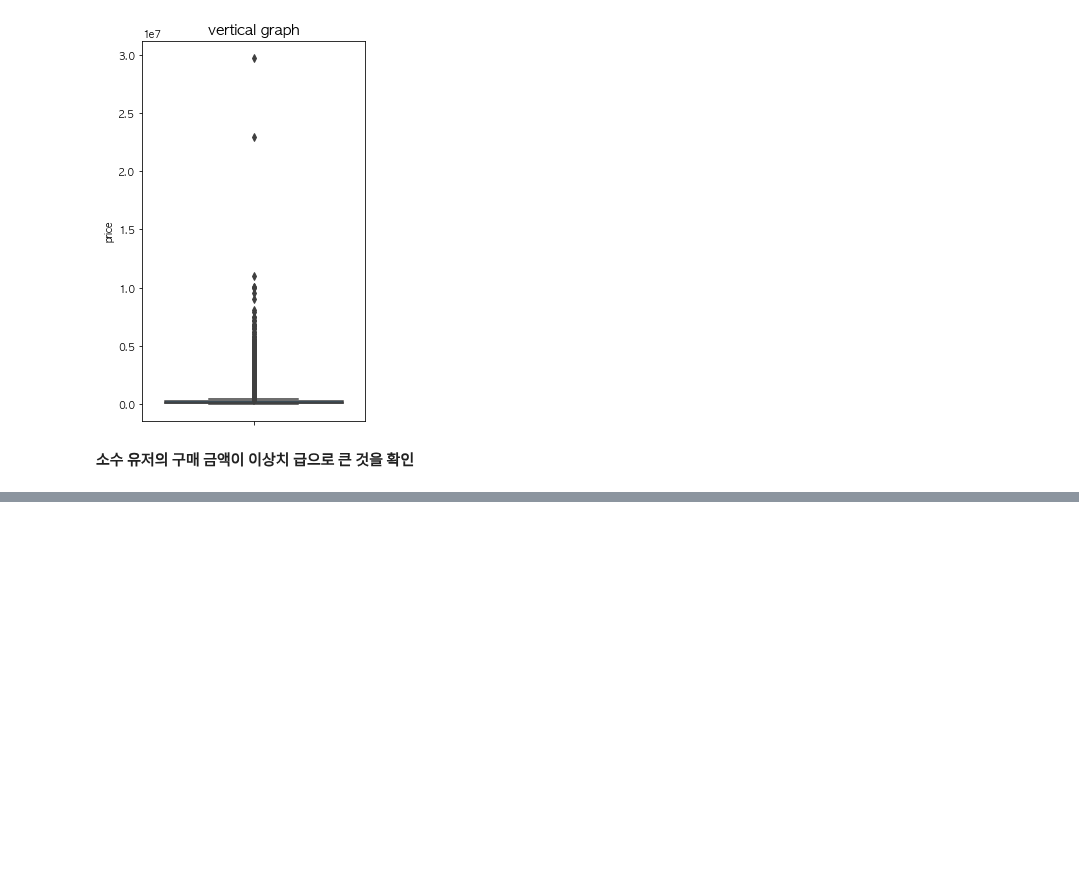
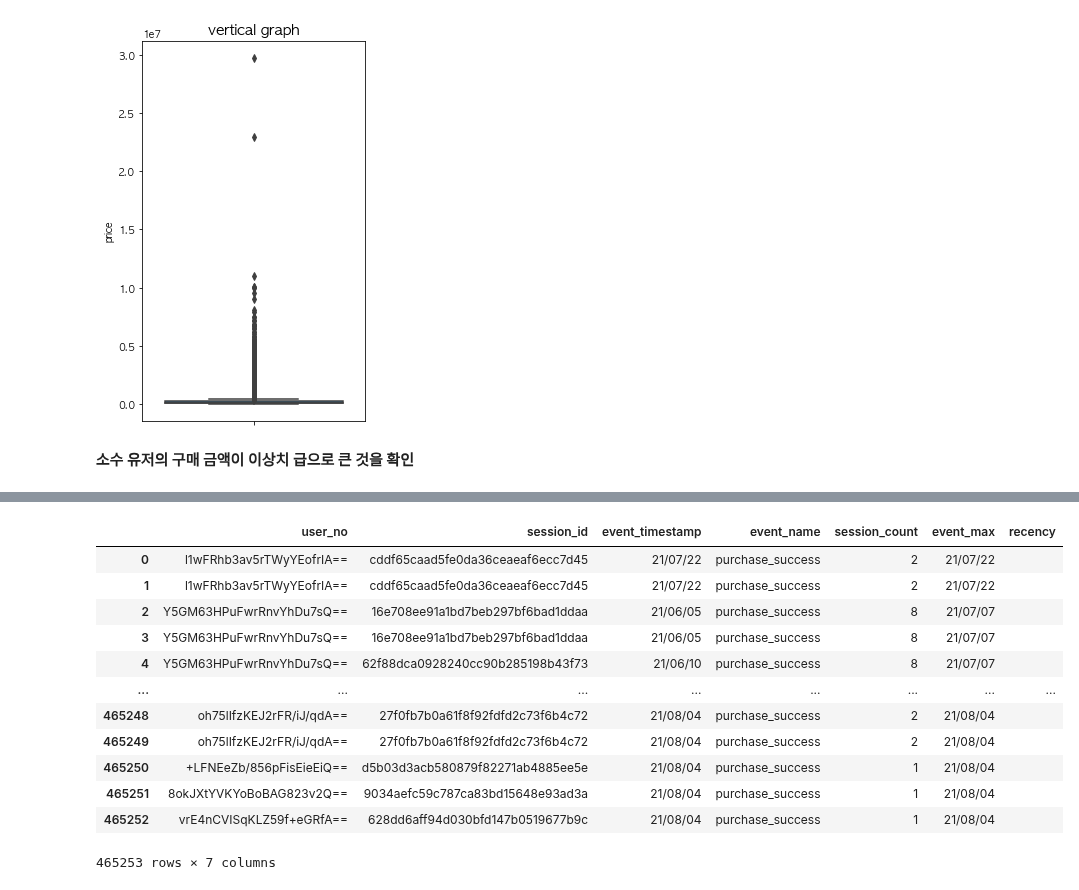
Before and after one commit to gr2edy/FastCampus_FinalProject_29cm, a Jupyter notebook: FC_FinalProject.ipynb, the cells around one changed output, grey strips where cells are left out. Drawn from its saved outputs; the diff is of its cells as text; code cells hidden in the pictures; blank space fills up the shorter version.

Commit message:
User Analysis

```diff
--- a/FC_FinalProject.ipynb
+++ b/FC_FinalProject.ipynb
@@ -681,0 +556,2 @@ ValueError: The truth value of a Series is ambiguous. Use a.empty, a.bool(), a.i
+# %%
+user_recency = pd.merge(user_recency, user1, how = 'outer', on = 'user_no')
@@ -681,0 +574,4 @@ ValueError: The truth value of a Series is ambiguous. Use a.empty, a.bool(), a.i
+# %%
+user_recency.columns = ['user_no', 'session_id', 'event_timestamp', 'event_name', 'session_count', 'event_max']
+# %%
+user_recency['recency'] = ""
@@ -681,0 +595,3 @@ ValueError: The truth value of a Series is ambiguous. Use a.empty, a.bool(), a.i
+# %%
+user_recency['event_timestamp'] = pd.to_datetime(user_recency['event_timestamp'], yearfirst = True).dt.strftime('%y/%m/%d')
+user_recency['event_max'] = pd.to_datetime(user_recency['event_max'], yearfirst = True).dt.strftime('%y/%m/%d')
@@ -681,0 +601,16 @@ ValueError: The truth value of a Series is ambiguous. Use a.empty, a.bool(), a.i
+# %%
+user_recency
+# %% [output]
+|  | user_no | session_id | event_timestamp | event_name | session_count | event_max | recency |
+| 0 | l1wFRhb3av5rTWyYEofrIA== | cddf65caad5fe0da36ceaeaf6ecc7d45 | 21/07/22 | purchase_success | 2 | 21/07/22 |  |
+| 1 | l1wFRhb3av5rTWyYEofrIA== | cddf65caad5fe0da36ceaeaf6ecc7d45 | 21/07/22 | purchase_success | 2 | 21/07/22 |  |
+| 2 | Y5GM63HPuFwrRnvYhDu7sQ== | 16e708ee91a1bd7beb297bf6bad1ddaa | 21/06/05 | purchase_success | 8 | 21/07/07 |  |
+| 3 | Y5GM63HPuFwrRnvYhDu7sQ== | 16e708ee91a1bd7beb297bf6bad1ddaa | 21/06/05 | purchase_success | 8 | 21/07/07 |  |
+| 4 | Y5GM63HPuFwrRnvYhDu7sQ== | 62f88dca0928240cc90b285198b43f73 | 21/06/10 | purchase_success | 8 | 21/07/07 |  |
+| ... | ... | ... | ... | ... | ... | ... | ... |
+| 465248 | oh75lIfzKEJ2rFR/iJ/qdA== | 27f0fb7b0a61f8f92fdfd2c73f6b4c72 | 21/08/04 | purchase_success | 2 | 21/08/04 |  |
+| 465249 | oh75lIfzKEJ2rFR/iJ/qdA== | 27f0fb7b0a61f8f92fdfd2c73f6b4c72 | 21/08/04 | purchase_success | 2 | 21/08/04 |  |
+| 465250 | +LFNEeZb/856pFisEieEiQ== | d5b03d3acb580879f82271ab4885ee5e | 21/08/04 | purchase_success | 1 | 21/08/04 |  |
+| 465251 | 8okJXtYVKYoBoBAG823v2Q== | 9034aefc59c787ca83bd15648e93ad3a | 21/08/04 | purchase_success | 1 | 21/08/04 |  |
+| 465252 | vrE4nCVISqKLZ59f+eGRfA== | 628dd6aff94d030bfd147b0519677b9c | 21/08/04 | purchase_success | 1 | 21/08/04 |  |
+465253 rows × 7 columns
```
Also changed, not shown: parts of 70 cells of this notebook.
